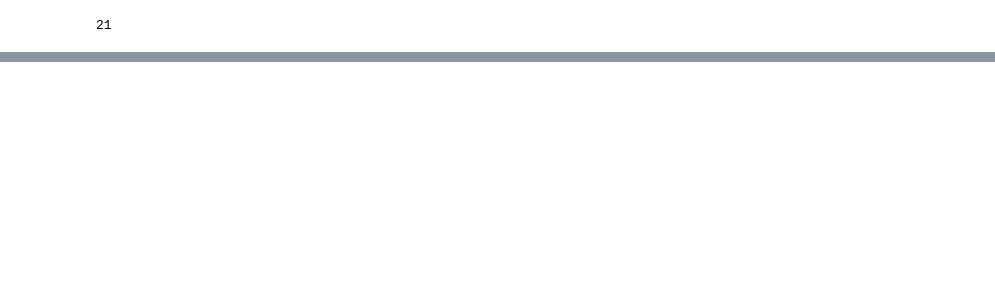
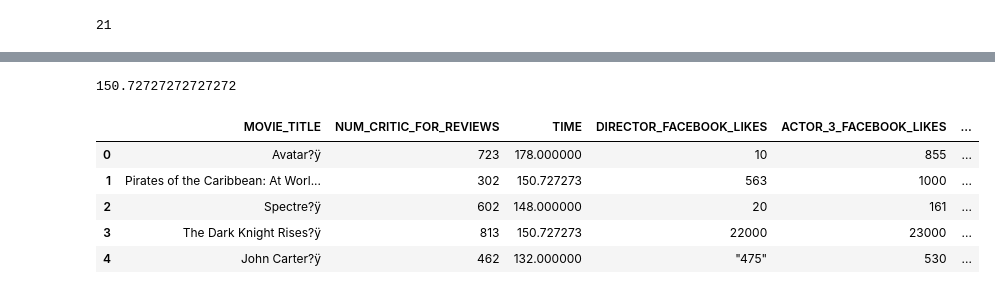
Before and after one commit to dariushazimi/notebooks, a Jupyter notebook: PandasPractices/Data_Cleaning_With_Python.ipynb, the cells around one changed output, grey strips where cells are left out. Drawn from its saved outputs; the diff is of its cells as text; code cells hidden in the pictures; blank space fills up the shorter version.

```diff
--- a/PandasPractices/Data_Cleaning_With_Python.ipynb
+++ b/PandasPractices/Data_Cleaning_With_Python.ipynb
@@ -215,0 +246,4 @@ df.isnull().sum().sum()
+# %%
+df['TIME'].mean()
+# %% [output]
+150.72727272727272
@@ -215,0 +254,9 @@ df.isnull().sum().sum()
+# %%
+df.head()
+# %% [output]
+|  | MOVIE_TITLE | NUM_CRITIC_FOR_REVIEWS | TIME | DIRECTOR_FACEBOOK_LIKES | ACTOR_3_FACEBOOK_LIKES | ... |
+| 0 | Avatar?ÿ | 723 | 178.000000 | 10 | 855 | ... |
+| 1 | Pirates of the Caribbean: At Worl... | 302 | 150.727273 | 563 | 1000 | ... |
+| 2 | Spectre?ÿ | 602 | 148.000000 | 20 | 161 | ... |
+| 3 | The Dark Knight Rises?ÿ | 813 | 150.727273 | 22000 | 23000 | ... |
+| 4 | John Carter?ÿ | 462 | 132.000000 | "475" | 530 | ... |
```
Also changed, not shown: parts of 12 cells of this notebook.
